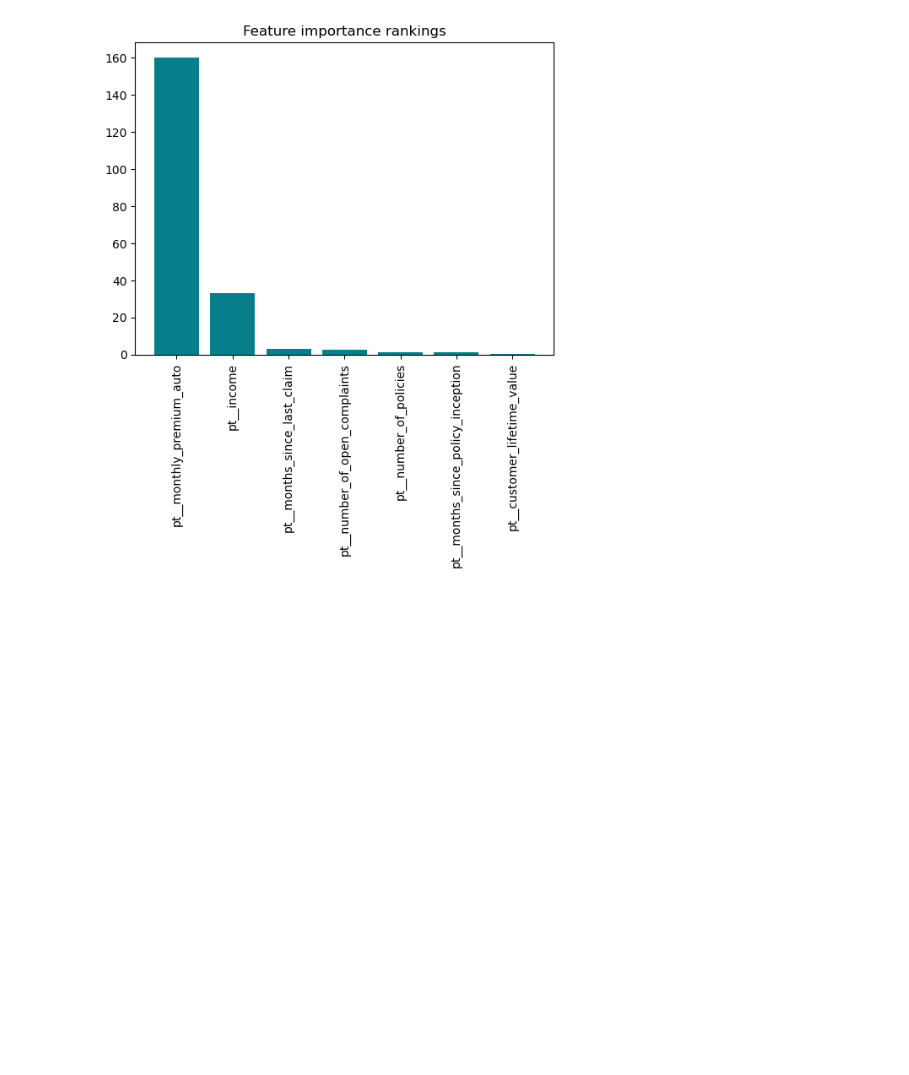
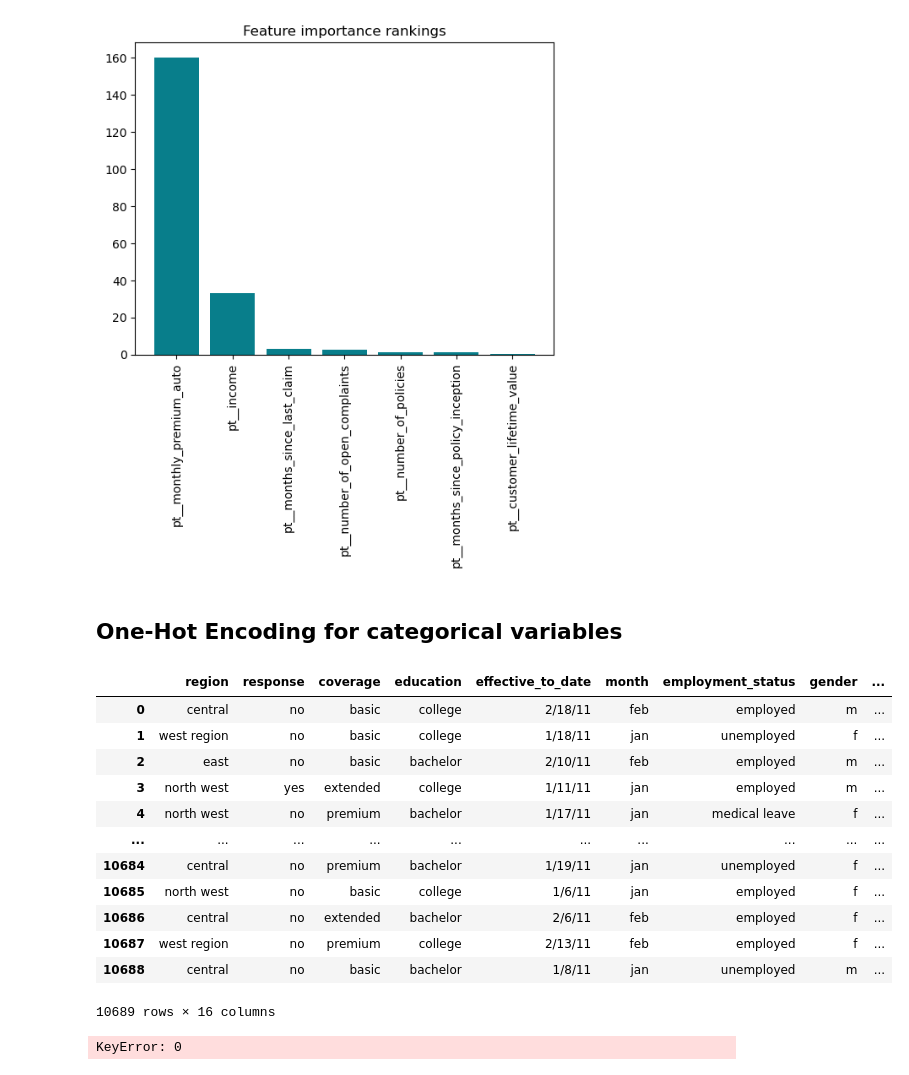
Before and after one commit to aychakurtulush/Ironhack-Labs, a Jupyter notebook: Customer_Analysis_Case_Study/Linear Regression Model.ipynb, the cells around one changed output. Drawn from its saved outputs; the diff is of its cells as text; code cells hidden in the pictures; blank space fills up the shorter version.

```diff
--- a/Customer_Analysis_Case_Study/Linear Regression Model.ipynb
+++ b/Customer_Analysis_Case_Study/Linear Regression Model.ipynb
@@ -252,3 +254,29 @@ plt.xticks(rotation='vertical')
 plt.show()
 # %% [output]
 [figure]
+# %% [markdown]
+## One-Hot Encoding for categorical variables
+# %%
+categoricalX
+# %% [output]
+|  | region | response | coverage | education | effective_to_date | month | employment_status | gender | ... |
+| 0 | central | no | basic | college | 2/18/11 | feb | employed | m | ... |
+| 1 | west region | no | basic | college | 1/18/11 | jan | unemployed | f | ... |
+| 2 | east | no | basic | bachelor | 2/10/11 | feb | employed | m | ... |
+| 3 | north west | yes | extended | college | 1/11/11 | jan | employed | m | ... |
+| 4 | north west | no | premium | bachelor | 1/17/11 | jan | medical leave | f | ... |
+| ... | ... | ... | ... | ... | ... | ... | ... | ... | ... |
+| 10684 | central | no | premium | bachelor | 1/19/11 | jan | unemployed | f | ... |
+| 10685 | north west | no | basic | college | 1/6/11 | jan | employed | f | ... |
+| 10686 | central | no | extended | bachelor | 2/6/11 | feb | employed | f | ... |
+| 10687 | west region | no | premium | college | 2/13/11 | feb | employed | f | ... |
+| 10688 | central | no | basic | bachelor | 1/8/11 | jan | unemployed | m | ... |
+10689 rows × 16 columns
+# %%
+# define one hot encoding
+encoder = OneHotEncoder(sparse=False)
+ed_map = {"high school or below": 0, "college":1, "bachelor": 1,"master":2, "doctor":3}
+# transform data
+encoder.fit(ed_map)
+# %% [output]
+KeyError: 0
```
Also changed, not shown: parts of 5 cells of this notebook, 1 other file.
